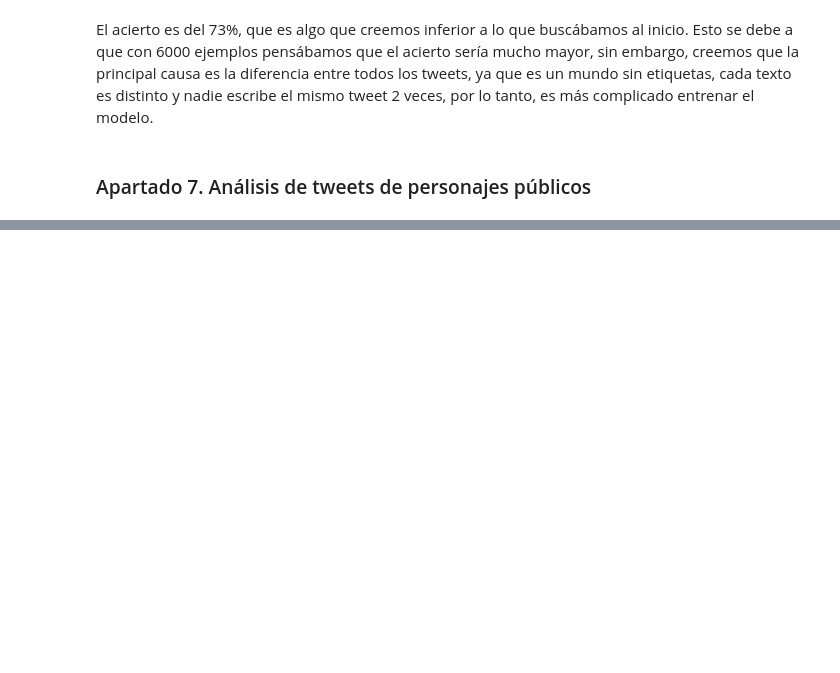
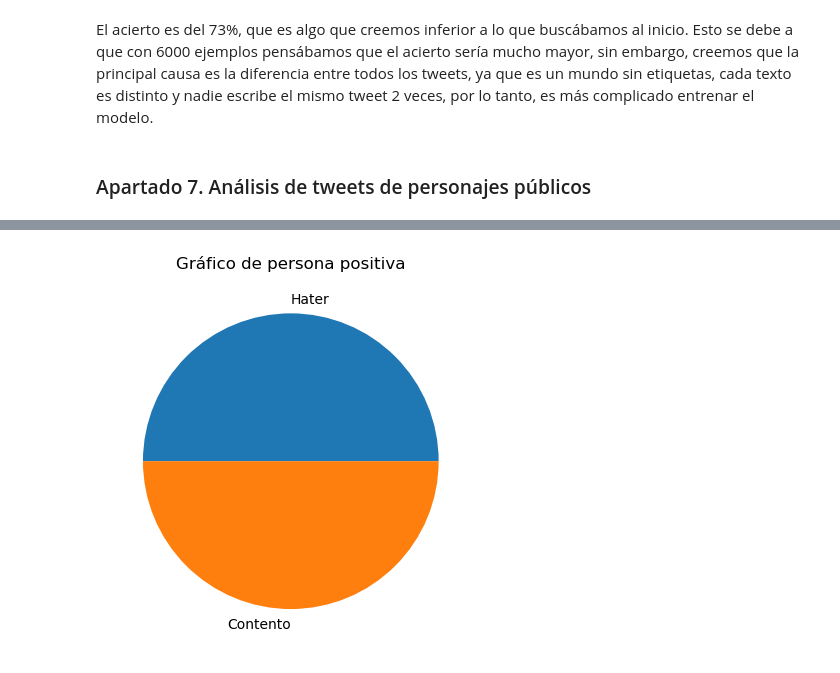
Before and after one commit to Alejandrocg024/analisis-sentimientos-ia, a Jupyter notebook: Proyecto.ipynb, the cells around one changed output, grey strips where cells are left out. Saved outputs shown, nothing was run; the diff lists cells and outputs as text; code cells hidden in the pictures; blank space fills up the shorter version.

```diff
--- a/Proyecto.ipynb
+++ b/Proyecto.ipynb
@@ -447,0 +458,7 @@ El acierto es del 73%, que es algo que creemos inferior a lo que buscábamos al
+# %%
+mensajes_positivos = pandas.DataFrame([['im really sick fever'],
+                                    ['im happy family friends']], columns=['texto_limpio'])
+mensajes_positivos_limpios = []
+for mensaje in mensajes_positivos.values:
+    mensajes_positivos_limpios.append(limpiar_texto(mensaje[0]))
+mensajes_positivos_limpios1 = pandas.DataFrame(mensajes_positivos_limpios,columns=['texto_limpio'])
@@ -447,0 +468,3 @@ El acierto es del 73%, que es algo que creemos inferior a lo que buscábamos al
+# %%
+predicciones_positivas = clasif_CART.predict(codificador_atributo.transform(mensajes_positivos_limpios1['texto_limpio']))
+array_positivo = codificador_objetivo.inverse_transform(predicciones_positivas)
@@ -447,0 +484,6 @@ El acierto es del 73%, que es algo que creemos inferior a lo que buscábamos al
+# %%
+pyplot.pie(valores_positivos, labels=claves_positivas)
+pyplot.title('Gráfico de persona positiva')
+pyplot.show()
+# %% [output]
+[figure, added]
```
Also changed, not shown: parts of 7 cells of this notebook.
